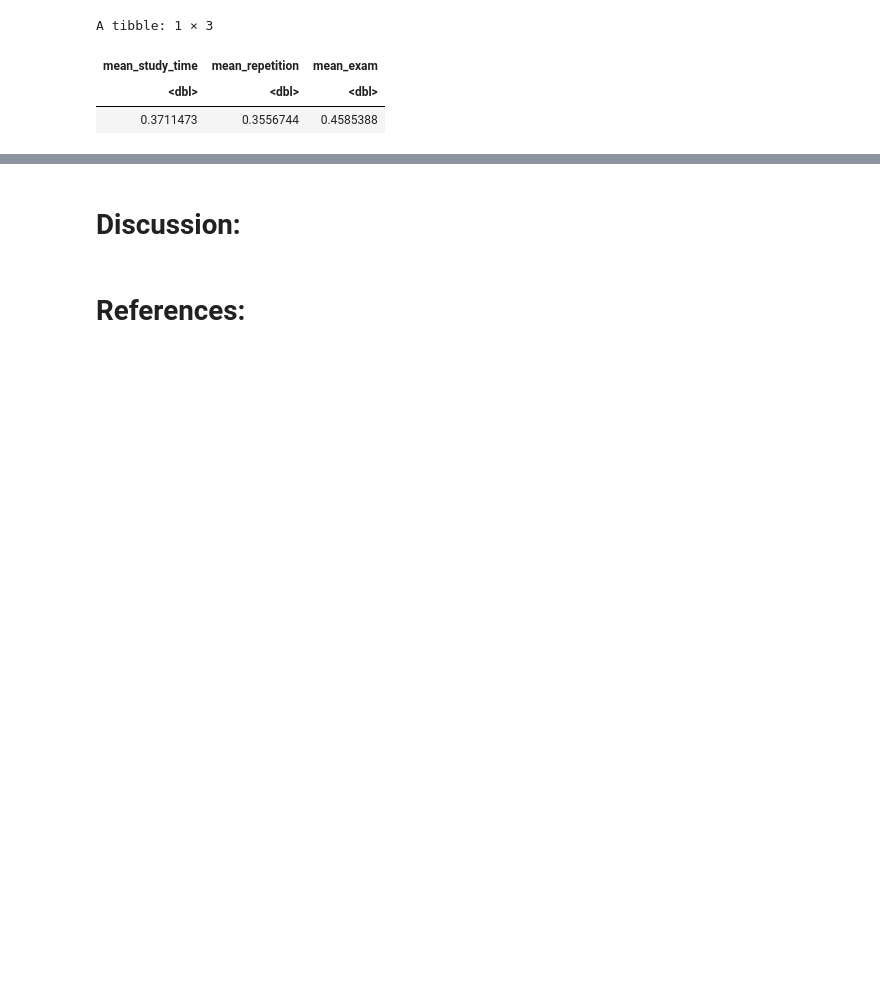
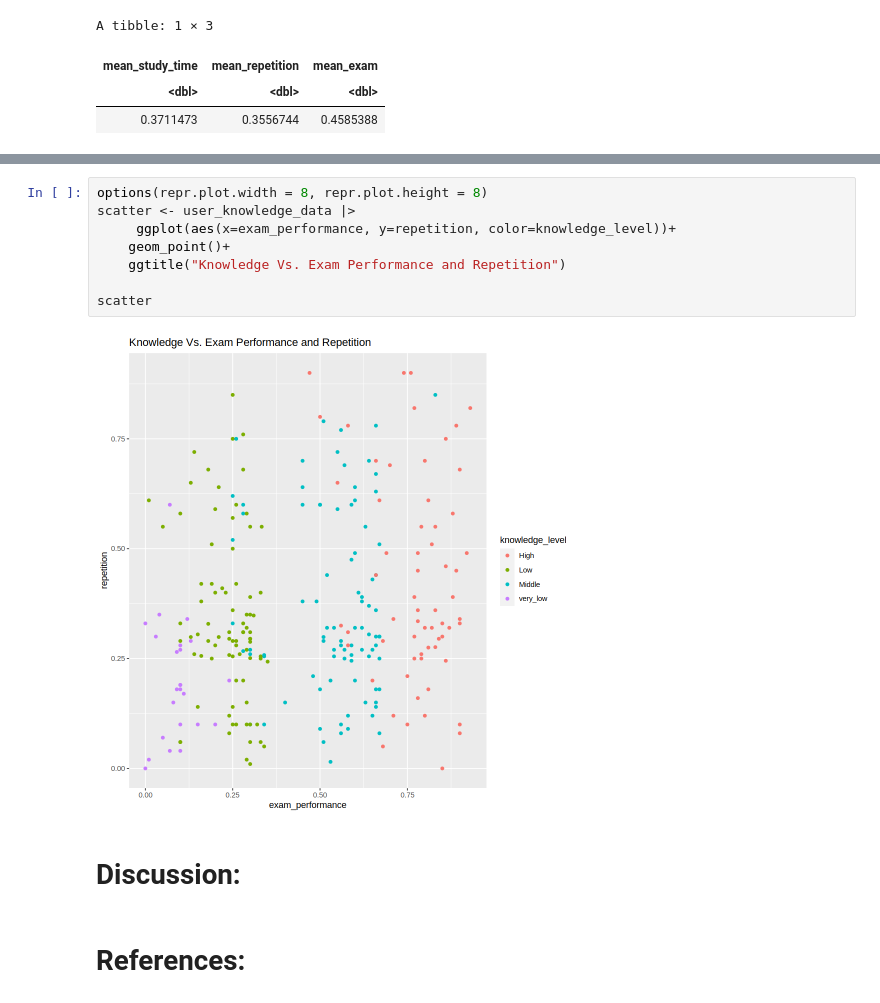
Before and after one commit to trinityma/dsci100project, a Jupyter notebook: group_project_report.ipynb, the cells around one changed output, grey strips where cells are left out. Drawn from its saved outputs; the diff is of its cells as text; blank space fills up the shorter version.

```diff
--- a/group_project_report.ipynb
+++ b/group_project_report.ipynb
@@ -63,3 +104,13 @@ A tibble: 1 × 3
+# %%
+options(repr.plot.width = 8, repr.plot.height = 8)
+scatter <- user_knowledge_data |>
+     ggplot(aes(x=exam_performance, y=repetition, color=knowledge_level))+
+    geom_point()+
+    ggtitle("Knowledge Vs. Exam Performance and Repetition")
+
+scatter
+# %% [output]
+[figure, added]
 # %% [markdown]
 # Discussion:
 # %% [markdown]
```
Also changed, not shown: parts of 4 cells of this notebook.
